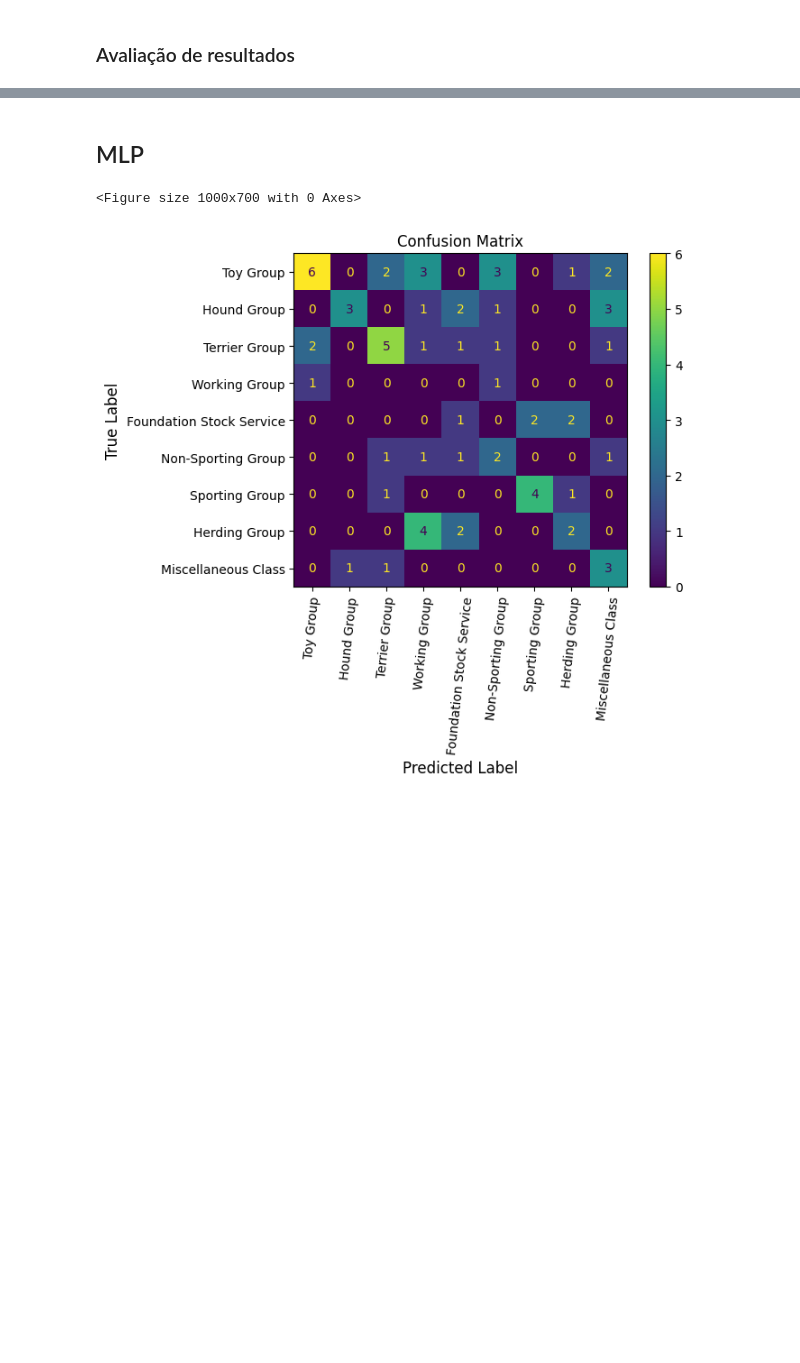
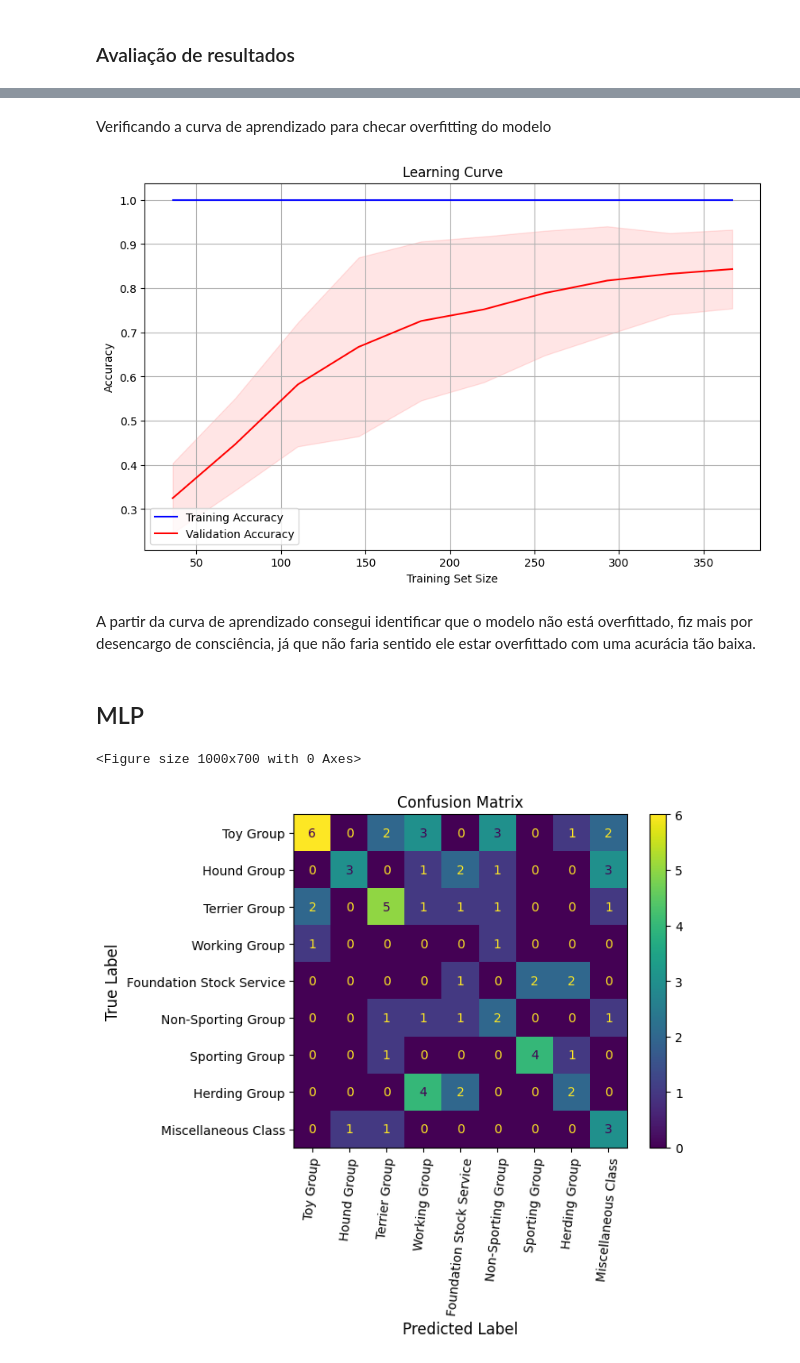
Before and after one commit to felipeduartea/projeto-ia, a Jupyter notebook: Trabalho_IA.ipynb, the cells around one changed output, grey strips where cells are left out. Drawn from its saved outputs; the diff is of its cells as text; code cells hidden in the pictures; blank space fills up the shorter version.

```diff
--- a/Trabalho_IA.ipynb
+++ b/Trabalho_IA.ipynb
@@ -324,3 +392,36 @@ Passing `palette` without assigning `hue` is deprecated and will be removed in v
+# %% [markdown]
+Verificando a curva de aprendizado para checar overfitting do modelo
+# %%
+import numpy as np
+import matplotlib.pyplot as plt
+from sklearn.model_selection import learning_curve
+
+classifier = RandomForestClassifier()
+X = X_resampled
+y = y_resampled
+
+train_sizes, train_scores, test_scores = learning_curve(classifier, X, y, cv=5, scoring='accuracy', train_sizes=np.linspace(0.1, 1.0, 10))
+
+train_mean = np.mean(train_scores, axis=1)
+train_std = np.std(train_scores, axis=1)
+test_mean = np.mean(test_scores, axis=1)
+test_std = np.std(test_scores, axis=1)
+
+plt.figure(figsize=(10, 6))
+plt.plot(train_sizes, train_mean, label='Training Accuracy', color='blue')
+plt.fill_between(train_sizes, train_mean - train_std, train_mean + train_std, alpha=0.1, color='blue')
+plt.plot(train_sizes, test_mean, label='Validation Accuracy', color='red')
+plt.fill_between(train_sizes, test_mean - test_std, test_mean + test_std, alpha=0.1, color='red')
+plt.xlabel('Training Set Size')
+plt.ylabel('Accuracy')
+plt.title('Learning Curve')
+plt.legend(loc='best')
+plt.grid(True)
+plt.show()
+# %% [output]
+[figure, added]
+# %% [markdown]
+A partir da curva de aprendizado consegui identificar que o modelo não está overfittado, fiz mais por desencargo de consciência, já que não faria sentido ele estar overfittado com uma acurácia tão baixa.
 # %% [markdown]
 ## MLP
 # %%
```
Also changed, not shown: parts of 59 cells of this notebook.
